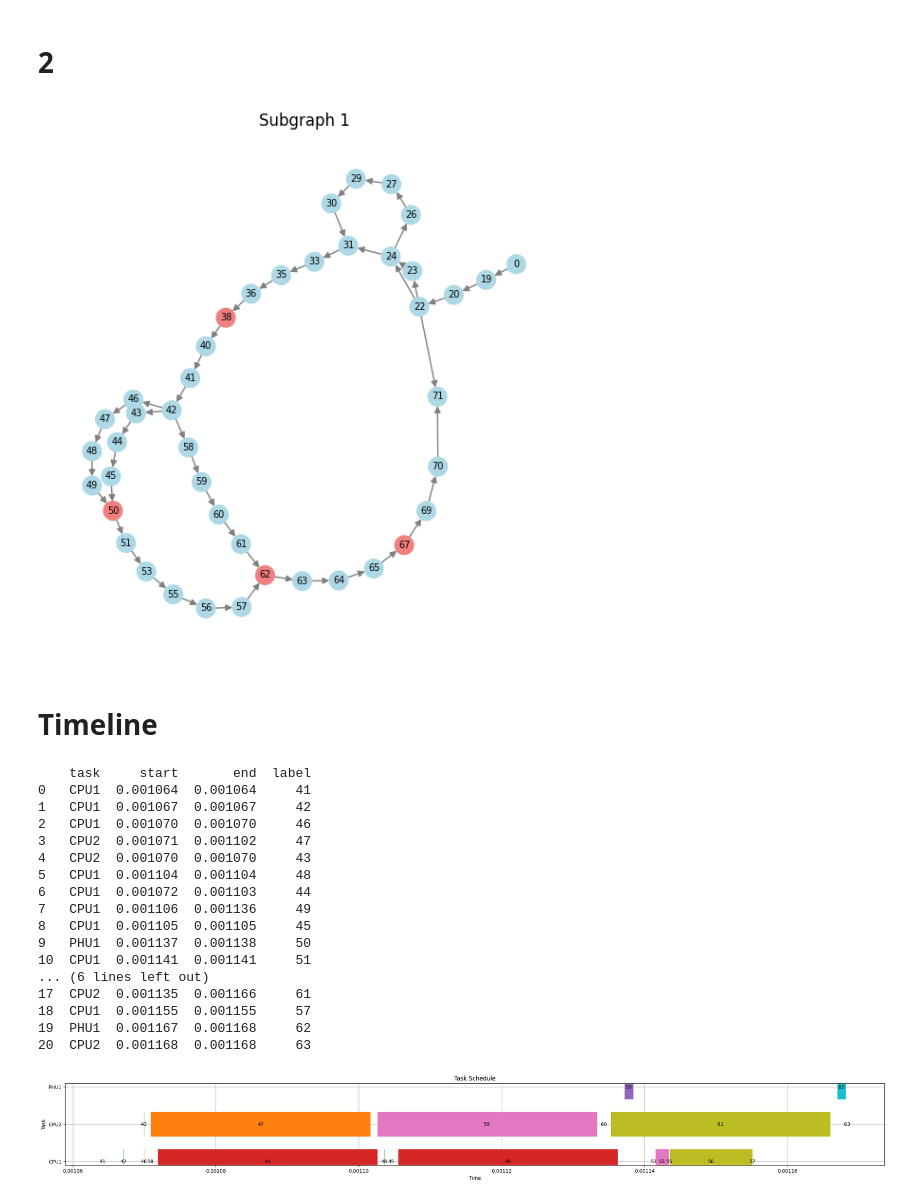
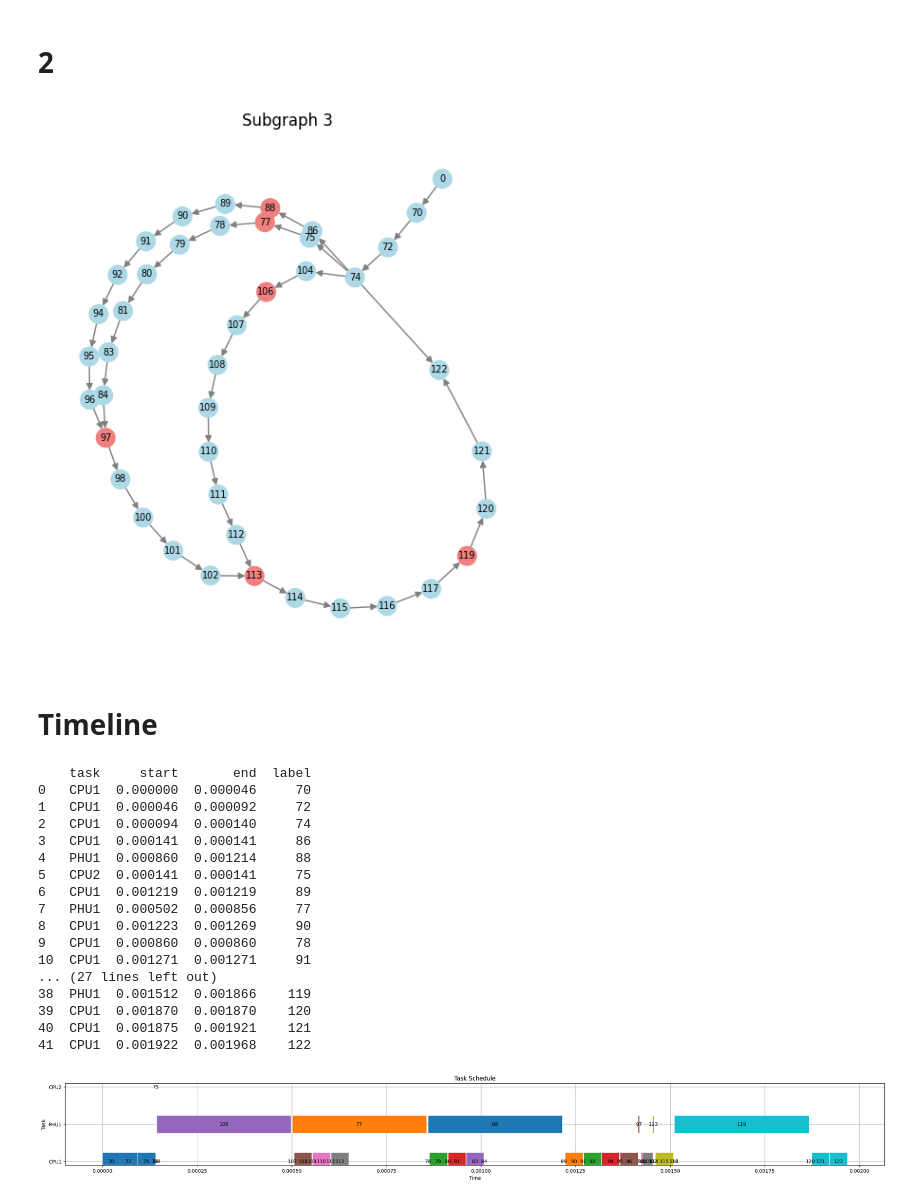
Before and after one commit to RyanTomich/photonic_compiler, a Jupyter notebook: model_to_graph/sub_graphs.ipynb, the cells around one changed output. Cells and saved outputs as stored; diff of their text form; code cells hidden in the pictures.

```diff
--- a/model_to_graph/sub_graphs.ipynb
+++ b/model_to_graph/sub_graphs.ipynb
@@ -71,10 +71,10 @@ import graph_visualization as gv
 # %% [markdown]
 # 2
 # %%
-subgraph_to_plot = 1
+subgraph_to_plot = 3
 
-read_json_path = '/home/rjtomich/photonic_compiler/model_to_graph/gpt2_graph.json'
-# read_json_path = '/home/rjtomich/photonic_compiler/model_to_graph/bert-base-uncased_graph.json'
+# read_json_path = '/home/rjtomich/photonic_compiler/model_to_graph/gpt2_graph.json'
+read_json_path = '/home/rjtomich/photonic_compiler/model_to_graph/bert-base-uncased_graph.json'
 # read_json_path = '/home/rjtomich/photonic_compiler/Pytorch-LeNet/simple_LeNet_graph.json'
 # read_json_path = '/home/rjtomich/photonic_compiler/Pytorch-LeNet/simple_LeNet_graph_NoFusion.json'
 with open(read_json_path)  as json_file:
@@ -113,8 +113,9 @@ def draw_subgraphs(graph, sub='all'):
 # %%
 # draw_subgraphs(graph)
 draw_subgraphs(graph, sub=subgraph_to_plot)
+# draw_subgraphs(graph, sub='all')
 # %% [output]
-[figure, old version]
+[figure, new version]
 # %% [markdown]
 # Timeline
 # %%
@@ -138,8 +139,8 @@ def make_schedule(graph):
         'label': []  # Labels for the blocks
     }
 
-    for stack in graph.stack_list[16:-6]:
-    # for stack in graph.stack_list[1:]:
+    # for stack in graph.stack_list[16:-6]:
+    for stack in graph.stack_list[1:]:
         data['task'].append(stack.hardware_selection)
         data['start'].append(stack.start_time)
         data['end'].append(stack.start_time + stack.cost_stack[stack.func_selection])
@@ -164,7 +165,7 @@ def make_schedule(graph):
     for index, row in df.iterrows():
         task_label = (row['task'], row['label'])
         task_color = color_map[task_label]
-        ax.hlines(y=row['task'], xmin=row['start'], xmax=row['end'], color=task_color, linewidth=50)
+        ax.hlines(y=row['task'], xmin=row['start'], xmax=row['end'], color=task_color, linewidth=35)
 
         # Adding label on the bar
         label_text = f"{row['label']}"
@@ -181,27 +182,34 @@ def make_schedule(graph):
     plt.show()
 #
 # %%
+# available_hardware = {'CPU': {'CPU1': 0, 'CPU2': 0, 'CPU3': 0, 'CPU4': 0}, 'PHU': {'PHU1': 0, 'PHU2': 0, 'PHU3': 0} }
+# available_hardware = {'CPU': {'CPU1': 0, 'CPU2': 0, 'CPU3': 0, 'CPU4': 0}, 'PHU': {'PHU1': 0, 'PHU2': 0} }
+# available_hardware = {'CPU': {'CPU1': 0, 'CPU2': 0, 'CPU3': 0, 'CPU4': 0}, 'PHU': {'PHU1': 0} }
+
+# available_hardware = {'CPU': {'CPU1': 0, 'CPU2': 0}, 'PHU': {'PHU1': 0, 'PHU2': 0, 'PHU3': 0} }
+# available_hardware = {'CPU': {'CPU1': 0}, 'PHU': {'PHU1': 0, 'PHU2': 0, 'PHU3': 0} }
+# available_hardware = {'CPU': {'CPU1': 0, 'CPU2': 0, 'CPU3': 0, 'CPU4': 0}, 'PHU': {'PHU1': 0} }
 # available_hardware = {'CPU': {'CPU1': 0, 'CPU2': 0, 'CPU3': 0}, 'PHU': {'PHU1': 0} }
-available_hardware = {'CPU': {'CPU1': 0, 'CPU2': 0,}, 'PHU': {'PHU1': 0} }
-# available_hardware = {'CPU': {'CPU1': 0,}, 'PHU': {'PHU1': 0} }
+# available_hardware = {'CPU': {'CPU1': 0, 'CPU2': 0,}, 'PHU': {'PHU1': 0} }
+available_hardware = {'CPU': {'CPU1': 0,}, 'PHU': {'PHU1': 0} }
 dijk.scheduling_dijkstra(subgraphs[subgraph_to_plot], available_hardware=available_hardware)
 make_schedule(subgraphs[subgraph_to_plot])
 # %% [output]
     task     start       end  label
-0   CPU1  0.001064  0.001064     41
-1   CPU1  0.001067  0.001067     42
-2   CPU1  0.001070  0.001070     46
-3   CPU2  0.001071  0.001102     47
-4   CPU2  0.001070  0.001070     43
-5   CPU1  0.001104  0.001104     48
-6   CPU1  0.001072  0.001103     44
-7   CPU1  0.001106  0.001136     49
-8   CPU1  0.001105  0.001105     45
-9   PHU1  0.001137  0.001138     50
-10  CPU1  0.001141  0.001141     51
-... (6 lines left out)
-17  CPU2  0.001135  0.001166     61
-18  CPU1  0.001155  0.001155     57
-19  PHU1  0.001167  0.001168     62
-20  CPU2  0.001168  0.001168     63
+0   CPU1  0.000000  0.000046     70
+1   CPU1  0.000046  0.000092     72
+2   CPU1  0.000094  0.000140     74
+3   CPU1  0.000141  0.000141     86
+4   PHU1  0.000860  0.001214     88
+5   CPU2  0.000141  0.000141     75
+6   CPU1  0.001219  0.001219     89
+7   PHU1  0.000502  0.000856     77
+8   CPU1  0.001223  0.001269     90
+9   CPU1  0.000860  0.000860     78
+10  CPU1  0.001271  0.001271     91
+... (27 lines left out)
+38  PHU1  0.001512  0.001866    119
+39  CPU1  0.001870  0.001870    120
+40  CPU1  0.001875  0.001921    121
+41  CPU1  0.001922  0.001968    122
-[figure, old version]
+[figure, new version]
```
Also changed, not shown: parts of 1 cell of this notebook, 2 other files.
